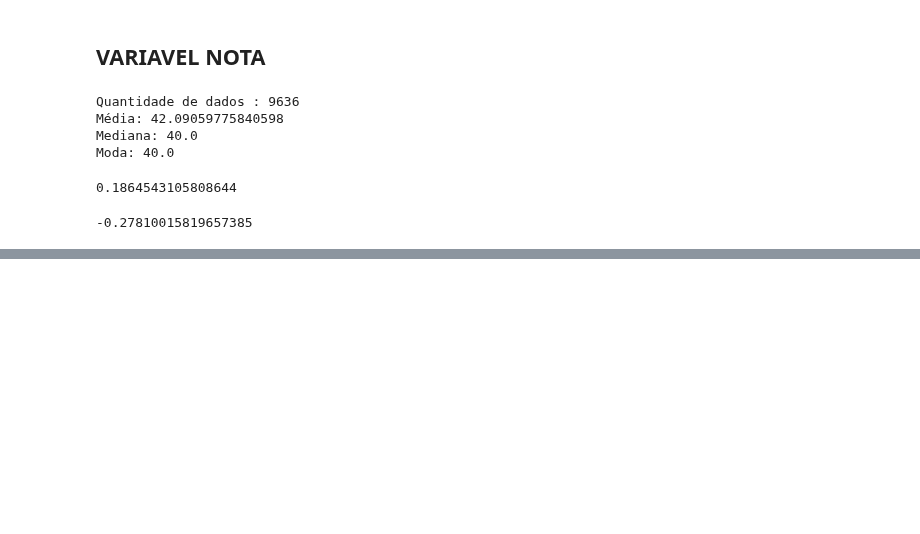
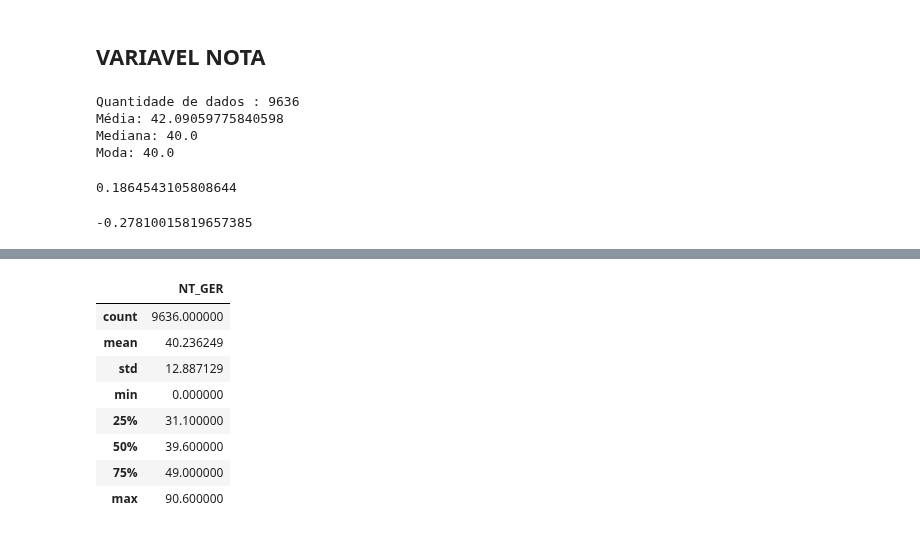
Before and after one commit to daianeklein/cursos-bootcamps, a Jupyter notebook: Projeto-INEP/Projeto-INEP.ipynb, the cells around one changed output, grey strips where cells are left out. Saved outputs shown, nothing was run; the diff lists cells and outputs as text; code cells hidden in the pictures; blank space fills up the shorter version.

```diff
--- a/Projeto-INEP/Projeto-INEP.ipynb
+++ b/Projeto-INEP/Projeto-INEP.ipynb
@@ -784,0 +805,12 @@ microdados_enade['NT_OBJ_CE'].kurtosis()
+# %%
+microdados_enade[col].describe()
+# %% [output]
+|  | NT_GER |
+| count | 9636.000000 |
+| mean | 40.236249 |
+| std | 12.887129 |
+| min | 0.000000 |
+| 25% | 31.100000 |
+| 50% | 39.600000 |
+| 75% | 49.000000 |
+| max | 90.600000 |
```
Also changed, not shown: parts of 5 cells of this notebook.
